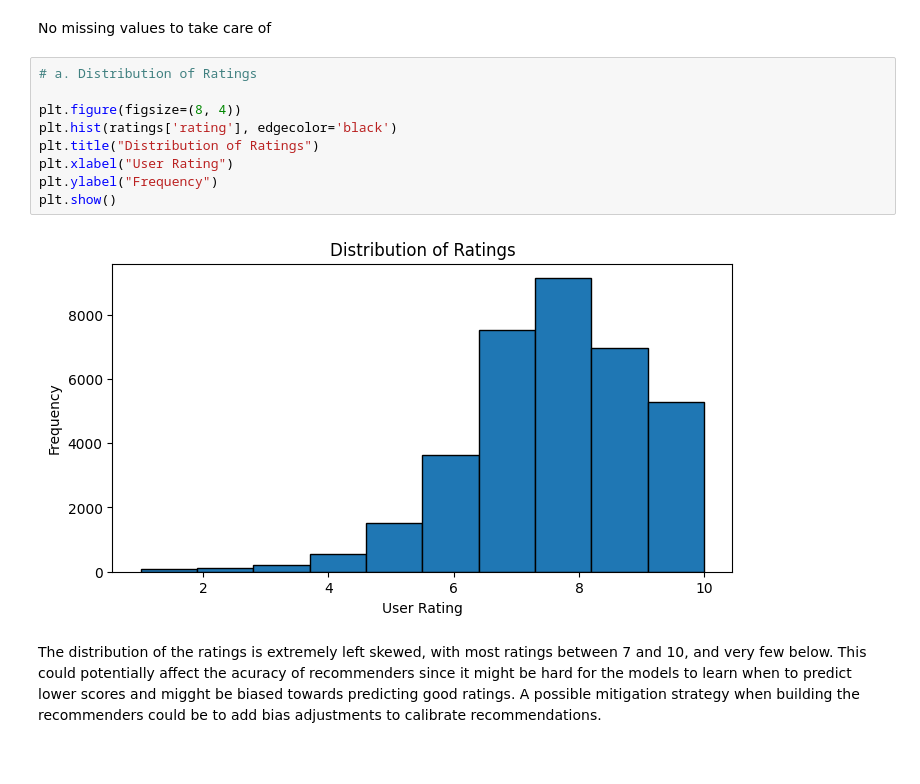
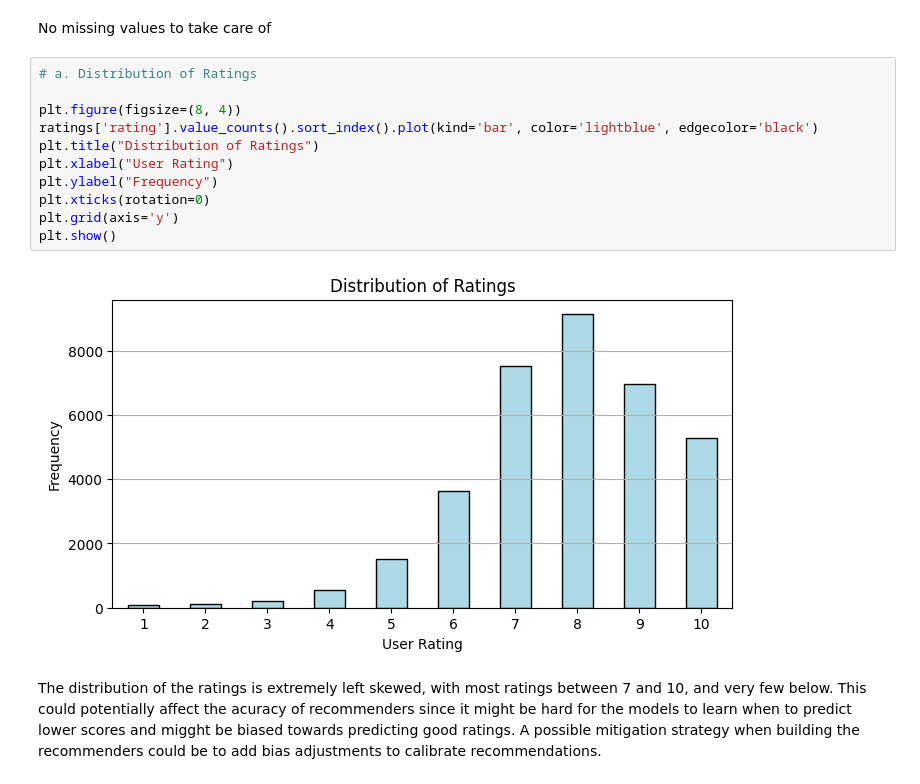
Before and after one commit to Jorgeherrero10/RecEngine, a Jupyter notebook: Rec_Eng_Data_Exploration.ipynb, the cells around one changed output. Drawn from its saved outputs; the diff is of its cells as text.

```diff
--- a/Rec_Eng_Data_Exploration.ipynb
+++ b/Rec_Eng_Data_Exploration.ipynb
@@ -59,14 +59,16 @@ No missing values to take care of
 # %%
 # a. Distribution of Ratings
 
 plt.figure(figsize=(8, 4))
-plt.hist(ratings['rating'], edgecolor='black')
+ratings['rating'].value_counts().sort_index().plot(kind='bar', color='lightblue', edgecolor='black')
 plt.title("Distribution of Ratings")
 plt.xlabel("User Rating")
 plt.ylabel("Frequency")
+plt.xticks(rotation=0)
+plt.grid(axis='y')
 plt.show()
 # %% [output]
-[figure, old version]
+[figure, new version]
 # %% [markdown]
 The distribution of the ratings is extremely left skewed, with most ratings between 7 and 10, and very few below. This could potentially affect the acuracy of recommenders since it might be hard for the models to learn when to predict lower scores and migght be biased towards predicting good ratings.
 A possible mitigation strategy when building the recommenders could be to add bias adjustments to calibrate recommendations.
```
Also changed, not shown: parts of 2 cells of this notebook, 2 other files.
